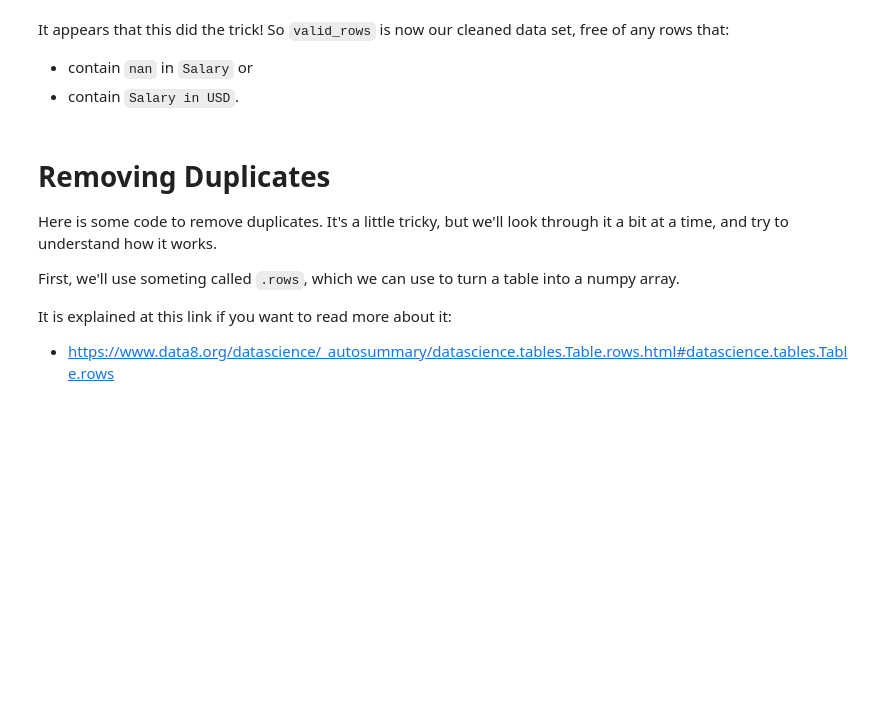
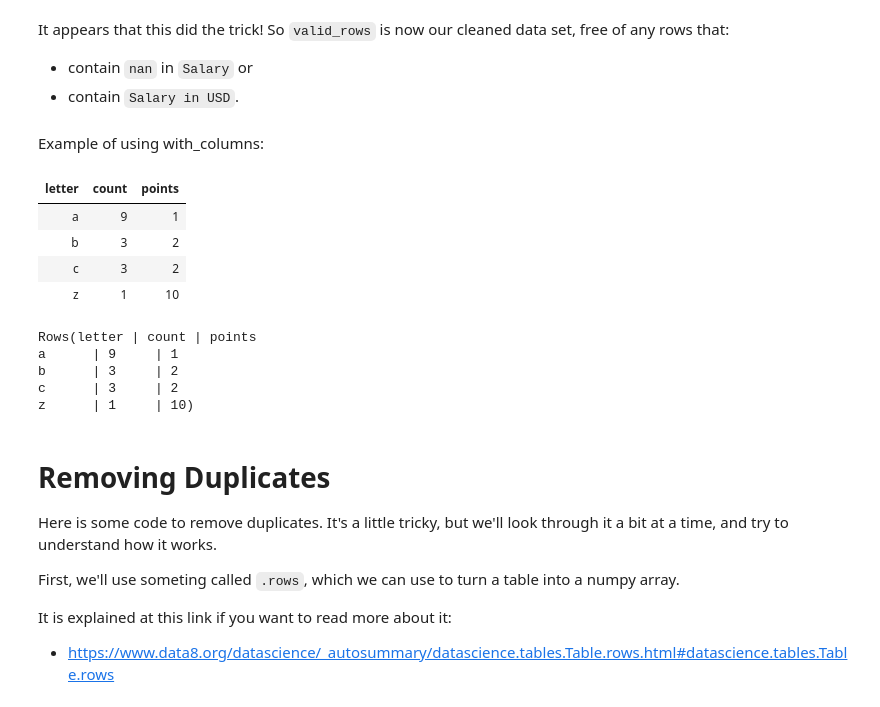
Before and after one commit to ucsb-ds/cmpsc5a-s25-students, a Jupyter notebook: lectures/lecture13.ipynb, the cells around one changed output. Cells and saved outputs as stored; diff of their text form; code cells hidden in the pictures; blank space fills up the shorter version.

```diff
--- a/lectures/lecture13.ipynb
+++ b/lectures/lecture13.ipynb
@@ -368,6 +406,33 @@ It appears that this did the trick!  So `valid_rows` is now our cleaned data set
 
 * contain `nan` in `Salary` or
 * contain `Salary in USD`.
+# %% [markdown]
+Example of using with_columns:
+# %%
+t = Table().with_columns({
+
+    'letter': ['a', 'b', 'c', 'z'],
+
+    'count':  [  9,   3,   3,   1],
+
+    'points': [  1,   2,   2,  10],
+
+})
+t
+# %% [output]
+| letter | count | points |
+| a | 9 | 1 |
+| b | 3 | 2 |
+| c | 3 | 2 |
+| z | 1 | 10 |
+# %%
+t.rows
+# %% [output]
+Rows(letter | count | points
+a      | 9     | 1
+b      | 3     | 2
+c      | 3     | 2
+z      | 1     | 10)
 # %% [markdown]
 # Removing Duplicates
 
```
Also changed, not shown: parts of 18 cells of this notebook.
